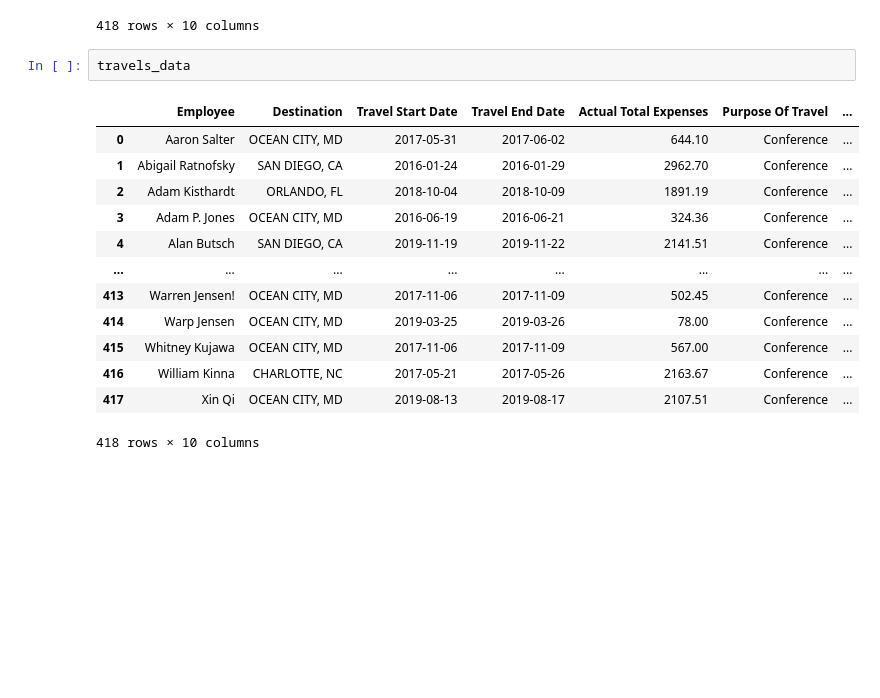
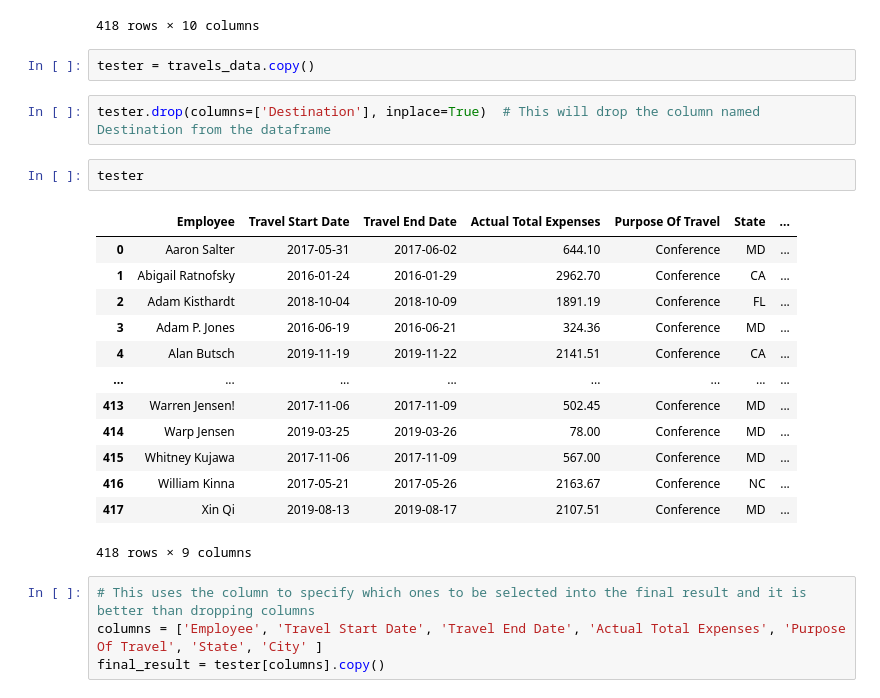
Before and after one commit to carewayo/data_cleaning_with_pandas, a Jupyter notebook: index.ipynb, the cells around one changed output. Saved outputs shown, nothing was run; the diff lists cells and outputs as text; blank space fills up the shorter version.

Commit message:
Extracted the important columns into final report and exported it as csv

```diff
--- a/index.ipynb
+++ b/index.ipynb
@@ -237,19 +237,27 @@ travels_data
 | 416 | William Kinna | CHARLOTTE, NC | 2017-05-21 | 2017-05-26 | 2163.67 | Conference | ... |
 | 417 | Xin Qi | OCEAN CITY, MD | 2019-08-13 | 2019-08-17 | 2107.51 | Conference | ... |
 418 rows × 10 columns
-# %%
-travels_data
-# %% [output]
-|  | Employee | Destination | Travel Start Date | Travel End Date | Actual Total Expenses | Purpose Of Travel | ... |
-| 0 | Aaron Salter | OCEAN CITY, MD | 2017-05-31 | 2017-06-02 | 644.10 | Conference | ... |
-| 1 | Abigail Ratnofsky | SAN DIEGO, CA | 2016-01-24 | 2016-01-29 | 2962.70 | Conference | ... |
-| 2 | Adam Kisthardt | ORLANDO, FL | 2018-10-04 | 2018-10-09 | 1891.19 | Conference | ... |
-| 3 | Adam P. Jones | OCEAN CITY, MD | 2016-06-19 | 2016-06-21 | 324.36 | Conference | ... |
-| 4 | Alan Butsch | SAN DIEGO, CA | 2019-11-19 | 2019-11-22 | 2141.51 | Conference | ... |
-| ... | ... | ... | ... | ... | ... | ... | ... |
-| 413 | Warren Jensen! | OCEAN CITY, MD | 2017-11-06 | 2017-11-09 | 502.45 | Conference | ... |
-| 414 | Warp Jensen | OCEAN CITY, MD | 2019-03-25 | 2019-03-26 | 78.00 | Conference | ... |
-| 415 | Whitney Kujawa | OCEAN CITY, MD | 2017-11-06 | 2017-11-09 | 567.00 | Conference | ... |
-| 416 | William Kinna | CHARLOTTE, NC | 2017-05-21 | 2017-05-26 | 2163.67 | Conference | ... |
-| 417 | Xin Qi | OCEAN CITY, MD | 2019-08-13 | 2019-08-17 | 2107.51 | Conference | ... |
-418 rows × 10 columns
+# %%
+tester = travels_data.copy()
+# %%
+tester.drop(columns=['Destination'], inplace=True)  # This will drop the column named Destination from the dataframe
+# %%
+tester
+# %% [output]
+|  | Employee | Travel Start Date | Travel End Date | Actual Total Expenses | Purpose Of Travel | State | ... |
+| 0 | Aaron Salter | 2017-05-31 | 2017-06-02 | 644.10 | Conference | MD | ... |
+| 1 | Abigail Ratnofsky | 2016-01-24 | 2016-01-29 | 2962.70 | Conference | CA | ... |
+| 2 | Adam Kisthardt | 2018-10-04 | 2018-10-09 | 1891.19 | Conference | FL | ... |
+| 3 | Adam P. Jones | 2016-06-19 | 2016-06-21 | 324.36 | Conference | MD | ... |
+| 4 | Alan Butsch | 2019-11-19 | 2019-11-22 | 2141.51 | Conference | CA | ... |
+| ... | ... | ... | ... | ... | ... | ... | ... |
+| 413 | Warren Jensen! | 2017-11-06 | 2017-11-09 | 502.45 | Conference | MD | ... |
+| 414 | Warp Jensen | 2019-03-25 | 2019-03-26 | 78.00 | Conference | MD | ... |
+| 415 | Whitney Kujawa | 2017-11-06 | 2017-11-09 | 567.00 | Conference | MD | ... |
+| 416 | William Kinna | 2017-05-21 | 2017-05-26 | 2163.67 | Conference | NC | ... |
+| 417 | Xin Qi | 2019-08-13 | 2019-08-17 | 2107.51 | Conference | MD | ... |
+418 rows × 9 columns
+# %%
+# This uses the column to specify which ones to be selected into the final result and it is better than dropping columns
+columns = ['Employee', 'Travel Start Date', 'Travel End Date', 'Actual Total Expenses', 'Purpose Of Travel', 'State', 'City' ]
+final_result = tester[columns].copy()
```
Also changed, not shown: parts of 2 cells of this notebook, 1 other file.
